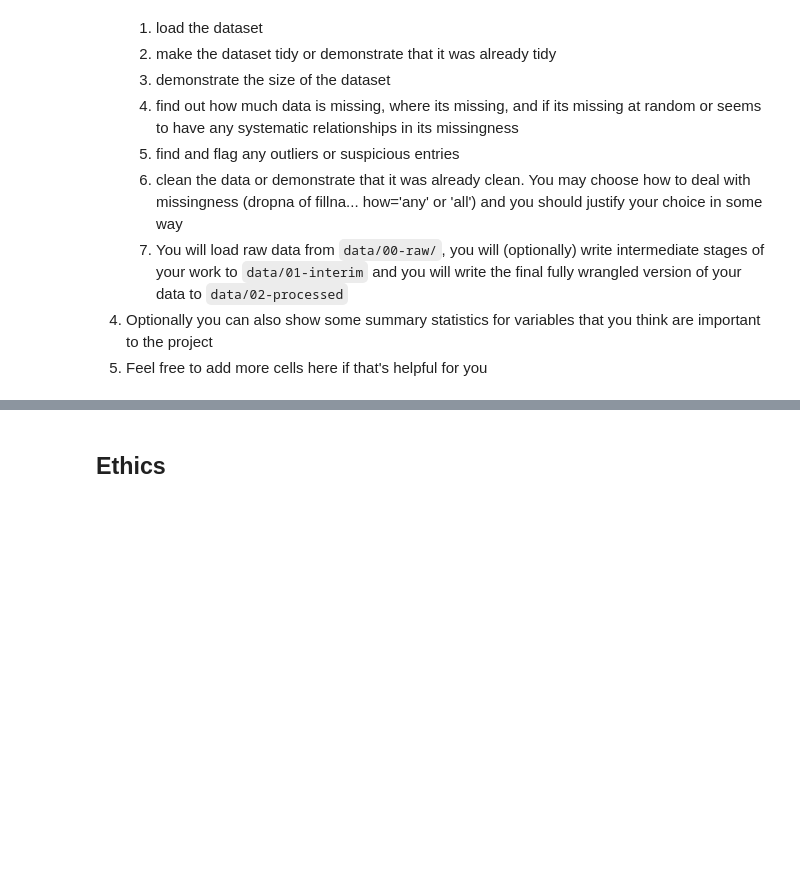
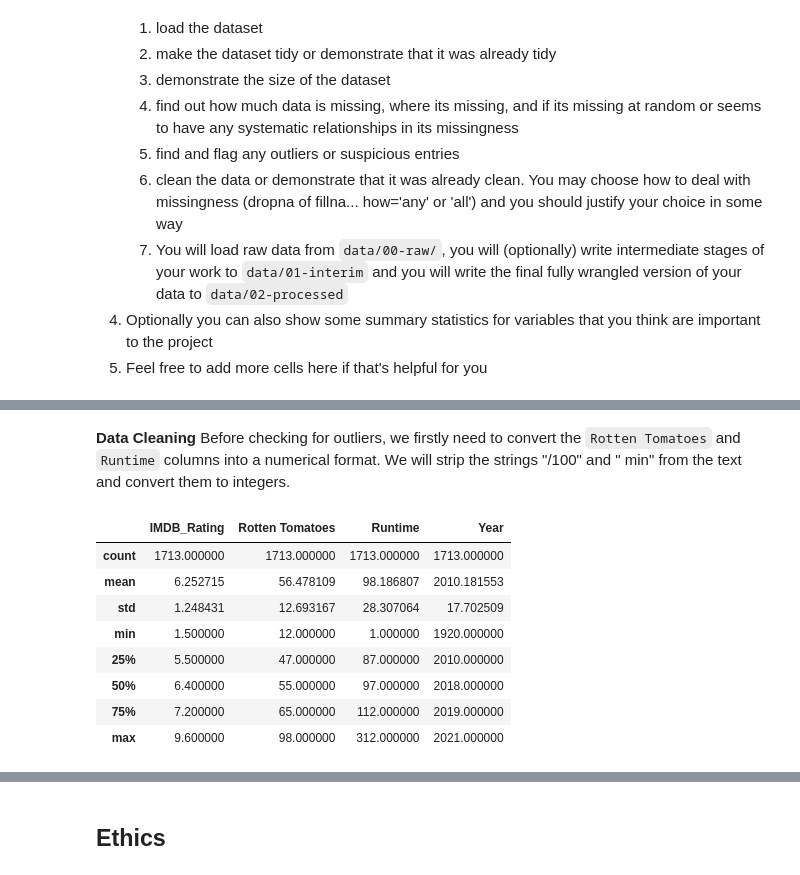
Before and after one commit to Sunisa-Yuki/movie-ratings-analysis, a Jupyter notebook: 01-DataCheckpoint.ipynb, the cells around one changed output, grey strips where cells are left out. Saved outputs shown, nothing was run; the diff lists cells and outputs as text; code cells hidden in the pictures; blank space fills up the shorter version.

Commit message:
Part 3: data wrangling

```diff
--- a/01-DataCheckpoint.ipynb
+++ b/01-DataCheckpoint.ipynb
@@ -147,0 +228,19 @@ Please note that you can always keep adding more datasets in the future if these
+# %%
+# Load interim
+df = pd.read_csv(merged_data_path)
+
+rating_mapping = {
+    'G': 'G', 'TV-G': 'G', 'TV-Y': 'G', 'TV-Y7': 'G', 'TV-Y7-FV': 'G', 'all': 'G', 'ALL': 'G',
+    'PG': 'PG', 'TV-PG': 'PG', '7+': 'PG',
+    'PG-13': 'PG-13', 'TV-14': 'PG-13', '13+': 'PG-13', '16+': 'PG-13',
+    'R': 'R', 'TV-MA': 'R', '18+': 'R', 'NC-17': 'R',
+    'NR': 'NR', 'UR': 'NR', 'UNRATED': 'NR', 'Not Rated': 'NR'
+}
+
+df['Age_Rating'] = df['Age_Rating'].replace(rating_mapping)
+
+print("Standardized Age Ratings:")
+print(df['Age_Rating'].value_counts())
+
+Standardized_ratings = 'data/01-interim/combined_movies_data_standardized.csv'
+df.to_csv(Standardized_ratings, index=False)
@@ -147,0 +258,4 @@ Please note that you can always keep adding more datasets in the future if these
+# %%
+
+df = pd.read_csv(Standardized_ratings)
+display(df.head())
@@ -147,0 +316,23 @@ Please note that you can always keep adding more datasets in the future if these
+# %% [markdown]
+**Data Cleaning**
+Before checking for outliers, we firstly need to convert the `Rotten Tomatoes` and `Runtime` columns into a numerical format. We will strip the strings "/100" and " min" from the text and convert them to integers.
+# %%
+df.to_csv('data/01-interim/combined_movies_data_interim.csv', index=False)
+
+#Converting 'Rotten Tomatoes' to integers
+df['Rotten Tomatoes'] = df['Rotten Tomatoes'].str.replace('/100', '').astype(int)
+
+#Convert 'Runtime' to integers
+df['Runtime'] = df['Runtime'].str.replace(' min', '').astype(int)
+
+display(df.describe())
+# %% [output]
+|  | IMDB_Rating | Rotten Tomatoes | Runtime | Year |
+| count | 1713.000000 | 1713.000000 | 1713.000000 | 1713.000000 |
+| mean | 6.252715 | 56.478109 | 98.186807 | 2010.181553 |
+| std | 1.248431 | 12.693167 | 28.307064 | 17.702509 |
+| min | 1.500000 | 12.000000 | 1.000000 | 1920.000000 |
+| 25% | 5.500000 | 47.000000 | 87.000000 | 2010.000000 |
+| 50% | 6.400000 | 55.000000 | 97.000000 | 2018.000000 |
+| 75% | 7.200000 | 65.000000 | 112.000000 | 2019.000000 |
+| max | 9.600000 | 98.000000 | 312.000000 | 2021.000000 |
```
Also changed, not shown: parts of 23 cells of this notebook.
